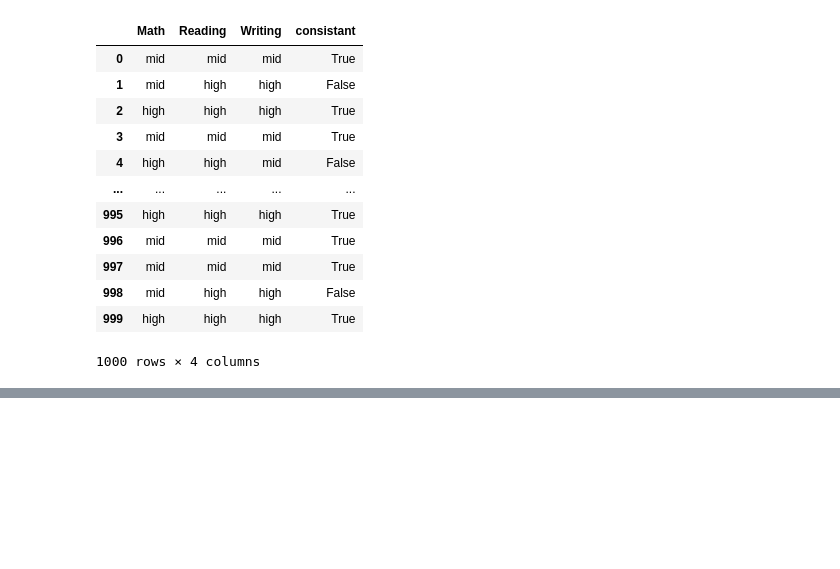
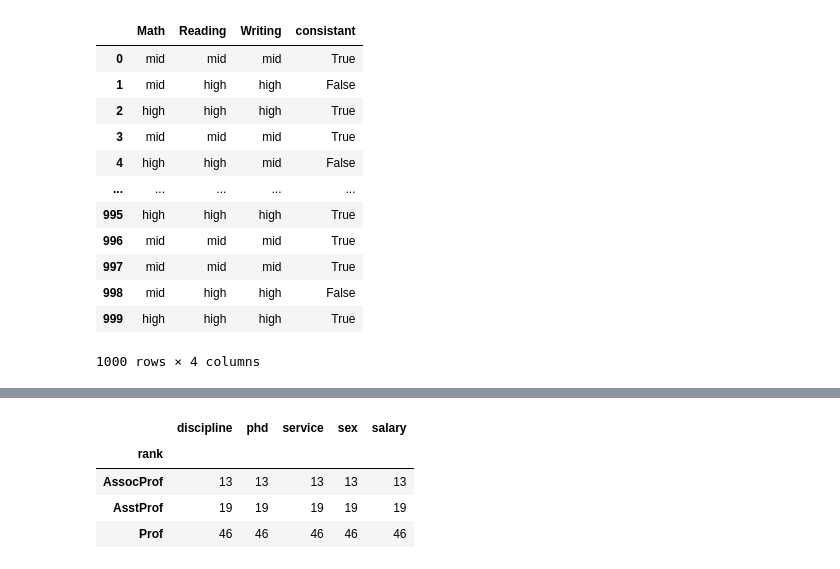
Before and after one commit to olyanos/kfupmCourse, a Jupyter notebook: module2/Day3.ipynb, the cells around one changed output, grey strips where cells are left out. Drawn from its saved outputs; the diff is of its cells as text; code cells hidden in the pictures; blank space fills up the shorter version.

```diff
--- a/module2/Day3.ipynb
+++ b/module2/Day3.ipynb
@@ -132,0 +157,8 @@ equal_w_binning
+# %%
+sal_df.groupby(['rank']).count()
+# %% [output]
+|  | discipline | phd | service | sex | salary |
+| rank |  |  |  |  |  |
+| AssocProf | 13 | 13 | 13 | 13 | 13 |
+| AsstProf | 19 | 19 | 19 | 19 | 19 |
+| Prof | 46 | 46 | 46 | 46 | 46 |
```
Also changed, not shown: parts of 6 cells of this notebook, 5 other files.
